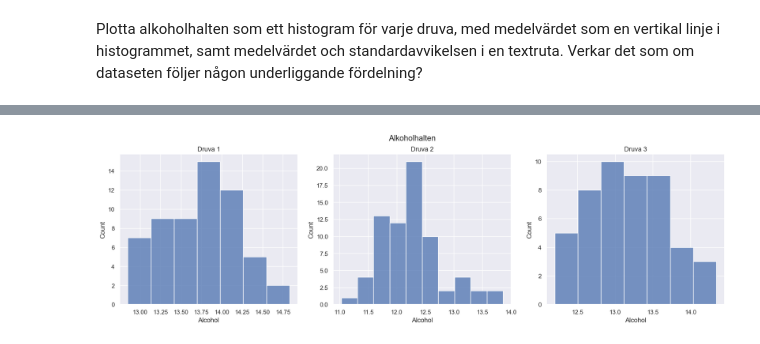
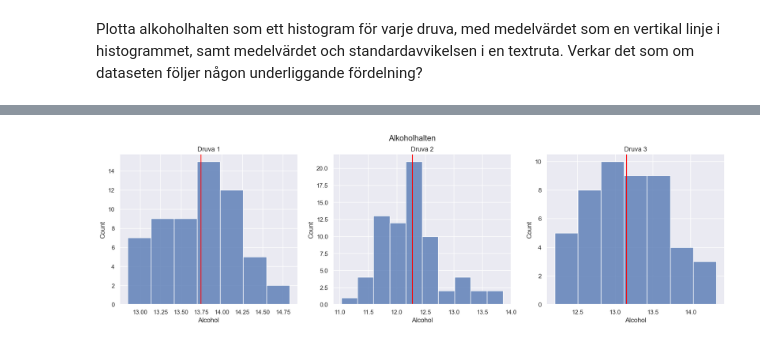
Before and after one commit to SauronGunnars/Statistiska-Metoder-Sara-Gunnars, a Jupyter notebook: slutupg_statistik.ipynb, the cells around one changed output, grey strips where cells are left out. Saved outputs shown, nothing was run; the diff lists cells and outputs as text; code cells hidden in the pictures.

Commit message:
more plots and added mean

```diff
--- a/slutupg_statistik.ipynb
+++ b/slutupg_statistik.ipynb
@@ -60,5 +60,9 @@ alcohol_mean_std
 | 0 | 1 | 13.744746 | 0.462125 |
 | 1 | 2 | 12.278732 | 0.537964 |
 | 2 | 3 | 13.153750 | 0.530241 |
+# %%
+#delar upp dataframe i medelvärde och standardavvikelse då jag kommer använda detta i en plott nedan
+alcohol_mean = alcohol_mean_std['Alcohol']['mean']
+alcohol_std = alcohol_mean_std['Alcohol']['std']
 # %% [markdown]
 Plotta alkoholhalten som ett histogram för varje druva, med medelvärdet som en vertikal linje i histogrammet, samt medelvärdet och standardavvikelsen i en textruta. Verkar det som om dataseten följer någon underliggande fördelning?
@@ -90,11 +77,13 @@ wine_dict = {'Druva 1': wine_1, 'Druva 2': wine_2, 'Druva 3': wine_3}
 # %%
-#skapar figuur, sätter upp tre subplots samt titel
+#skapar figur, sätter upp tre subplots samt titel
 fig, ax = plt.subplots(1,3, figsize = (20,5))
 fig.suptitle('Alkoholhalten')
-sns.set() #bestämmer seaborn som stil
+
 
 for i, grape in enumerate(wine_dict):
+
     ax[i].set_title(f'{grape}')
     sns.histplot(ax = ax[i], data= wine_dict[grape], x= 'Alcohol')
+    ax[i].axvline(x = alcohol_mean[i], ymin = 0, ymax = 1, color = 'red')
 # %% [output]
-[figure, old version]
+[figure, new version]
```
Also changed, not shown: parts of 3 cells of this notebook.
